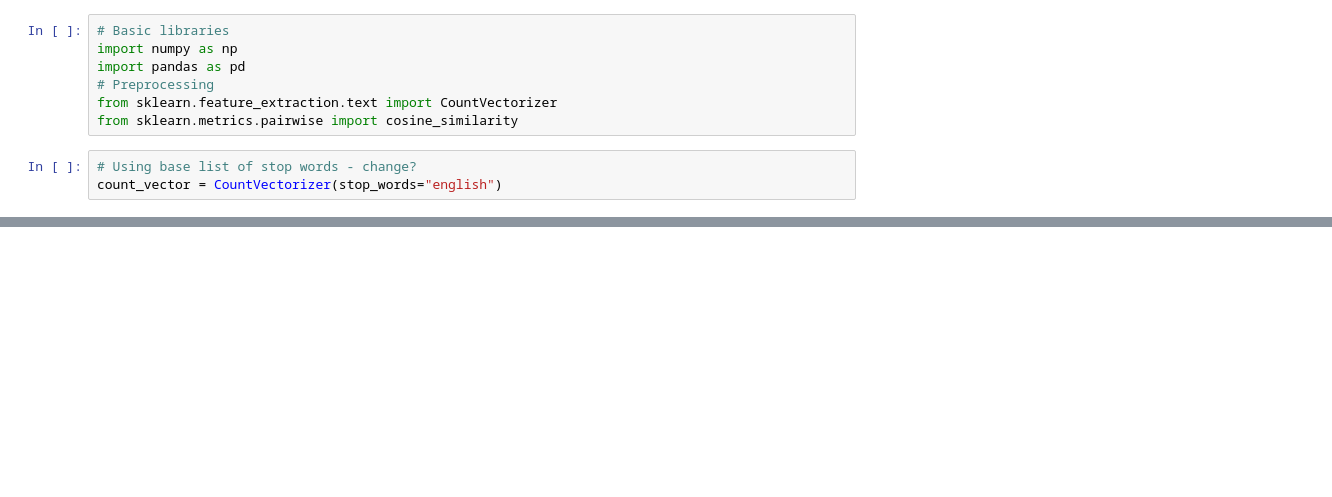
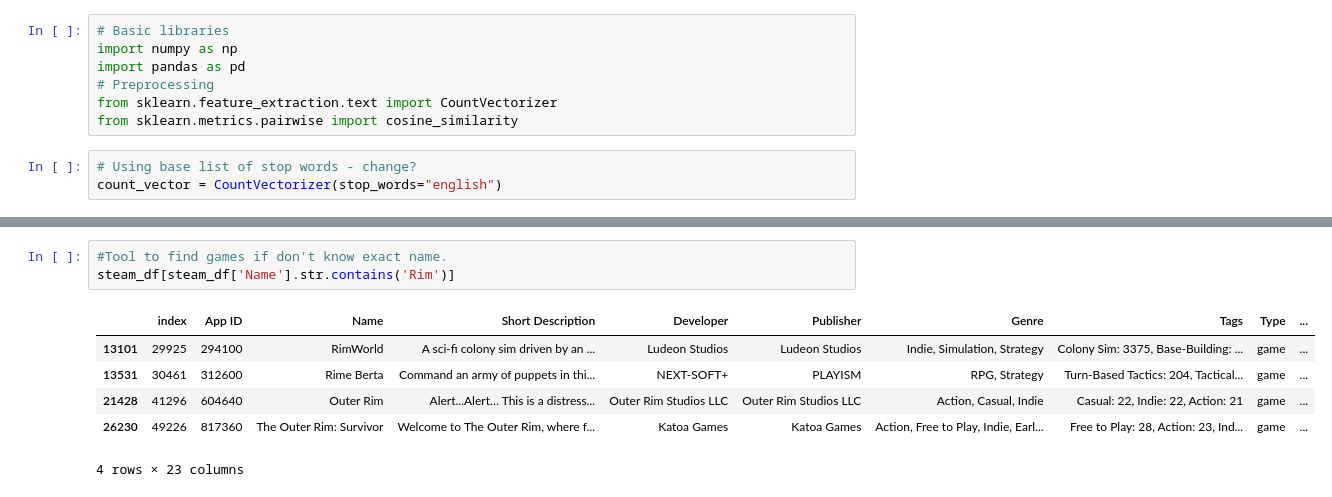
Before and after one commit to wallysands/csci5523project, a Jupyter notebook: project.ipynb, the cells around one changed output, grey strips where cells are left out. Cells and saved outputs as stored; diff of their text form; blank space fills up the shorter version.

```diff
--- a/project.ipynb
+++ b/project.ipynb
@@ -87,0 +104,10 @@ get_similar_games(kaggle_df, 'Friday Night Funkin\'', 'info', 'similarity', 0.5)
+# %%
+#Tool to find games if don't know exact name.
+steam_df[steam_df['Name'].str.contains('Rim')]
+# %% [output]
+|  | index | App ID | Name | Short Description | Developer | Publisher | Genre | Tags | Type | ... |
+| 13101 | 29925 | 294100 | RimWorld | A sci-fi colony sim driven by an ... | Ludeon Studios | Ludeon Studios | Indie, Simulation, Strategy | Colony Sim: 3375, Base-Building: ... | game | ... |
+| 13531 | 30461 | 312600 | Rime Berta | Command an army of puppets in thi... | NEXT-SOFT+ | PLAYISM | RPG, Strategy | Turn-Based Tactics: 204, Tactical... | game | ... |
+| 21428 | 41296 | 604640 | Outer Rim | Alert...Alert… This is a distress... | Outer Rim Studios LLC | Outer Rim Studios LLC | Action, Casual, Indie | Casual: 22, Indie: 22, Action: 21 | game | ... |
+| 26230 | 49226 | 817360 | The Outer Rim: Survivor | Welcome to The Outer Rim, where f... | Katoa Games | Katoa Games | Action, Free to Play, Indie, Earl... | Free to Play: 28, Action: 23, Ind... | game | ... |
+4 rows × 23 columns
```
Also changed, not shown: parts of 13 cells of this notebook.
